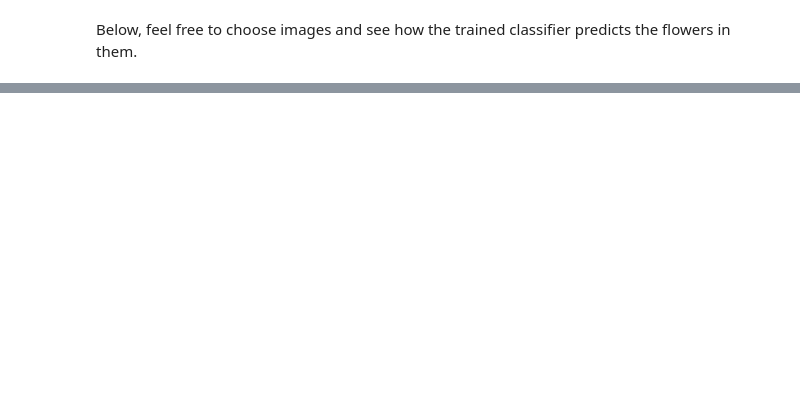
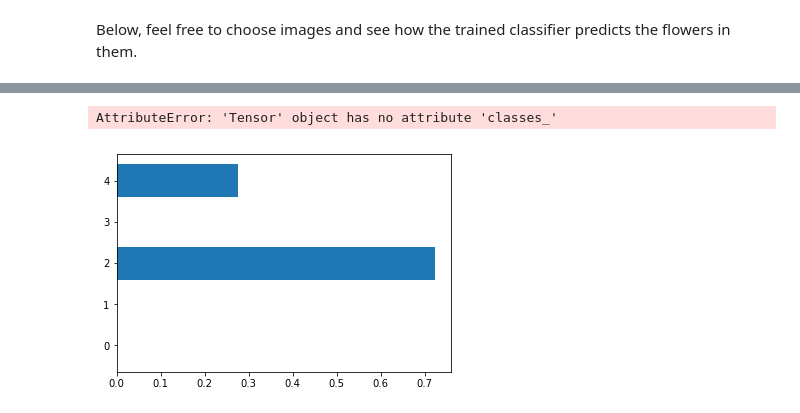
Before and after one commit to EKami/deep_learning_foundation_nanodegree, a Jupyter notebook: transfer-learning/Transfer_Learning.ipynb, the cells around one changed output, grey strips where cells are left out. Saved outputs shown, nothing was run; the diff lists cells and outputs as text; code cells hidden in the pictures; blank space fills up the shorter version.

```diff
--- a/transfer-learning/Transfer_Learning.ipynb
+++ b/transfer-learning/Transfer_Learning.ipynb
@@ -240,7 +240,8 @@ As usual, now we need to one-hot encode our labels and create validation/test se
 # %%
 from sklearn.preprocessing import LabelBinarizer
 
-labels_vecs = LabelBinarizer().fit(labels).transform(labels) # Your one-hot encoded labels array here
+labels_ = LabelBinarizer().fit(labels) # Your one-hot encoded labels array here
+labels_vecs = labels_.transform(labels)
 # %% [markdown]
 Now you'll want to create your training, validation, and test sets. An important thing to note here is that our labels and data aren't randomized yet. We'll want to shuffle our data so the validation and test sets contain data from all classes. Otherwise, you could end up with testing sets that are all one class. Typically, you'll also want to make sure that each smaller set has the same the distribution of classes as it is for the whole data set. The easiest way to accomplish both these goals is to use [`StratifiedShuffleSplit`](http://scikit-learn.org/stable/modules/generated/sklearn.model_selection.StratifiedShuffleSplit.html) from scikit-learn.
 
@@ -293,10 +297,17 @@ inputs_ = tf.placeholder(tf.float32, shape=[None, codes.shape[1]])
 labels_ = tf.placeholder(tf.int64, shape=[None, labels_vecs.shape[1]])
 
 # TODO: Classifier layers and operations
-hidden_layer = tf.contrib.layers.fully_connected(inputs_, 256)
+hidden_layer = tf.contrib.layers.fully_connected(inputs_, 512,
+                                                 weights_initializer=tf.truncated_normal_initializer(stddev=0.1),
+                                                 biases_initializer=tf.zeros_initializer())
 
-logits = tf.contrib.layers.fully_connected(hidden_layer, len(set(labels)), activation_fn=None)
-cost = tf.nn.softmax_cross_entropy_with_logits(labels=labels_, logits=logits)
+logits = tf.contrib.layers.fully_connected(hidden_layer, len(set(labels)),
+                                           weights_initializer=tf.truncated_normal_initializer(stddev=0.1),
+                                           biases_initializer=tf.zeros_initializer(),
+                                           activation_fn=None)
+
+cross_entropy = tf.nn.softmax_cross_entropy_with_logits(labels=labels_, logits=logits)
+cost = tf.reduce_mean(cross_entropy)
 
 optimizer = tf.train.AdamOptimizer().minimize(cost)
 
@@ -336,0 +342,23 @@ with tf.Session() as sess:
+# %%
+saver = tf.train.Saver()
+epochs = 100
+
+with tf.Session() as sess:
+    sess.run(tf.global_variables_initializer())
+
+    for e in range(epochs):
+        for ii, (x, y) in enumerate(get_batches(train_x, train_y)):
+                feed = {inputs_: x,
+                        labels_: y}
+                train_loss, state = sess.run([cost, optimizer], feed_dict=feed)
+
+                # Show every <show_every_n_batches> batches
+                if ii % 5 == 0:
+                    feed = {inputs_: val_x,
+                            labels_: val_y}
+                    val_acc = sess.run(accuracy, feed_dict=feed)
+                    print("Epoch: {}/{}".format(e, epochs),
+                          "Iteration: {}".format(ii),
+                          "Validation Acc: {:.4f}".format(val_acc))
+
+    saver.save(sess, "checkpoints/flowers.ckpt")
@@ -386,3 +442,6 @@ plt.imshow(test_img)
 # %%
 plt.barh(np.arange(5), prediction)
-_ = plt.yticks(np.arange(5), lb.classes_)
+_ = plt.yticks(np.arange(5), labels_.classes_)
+# %% [output]
+AttributeError: 'Tensor' object has no attribute 'classes_'
+[figure, added]
```
Also changed, not shown: parts of 9 cells of this notebook.
